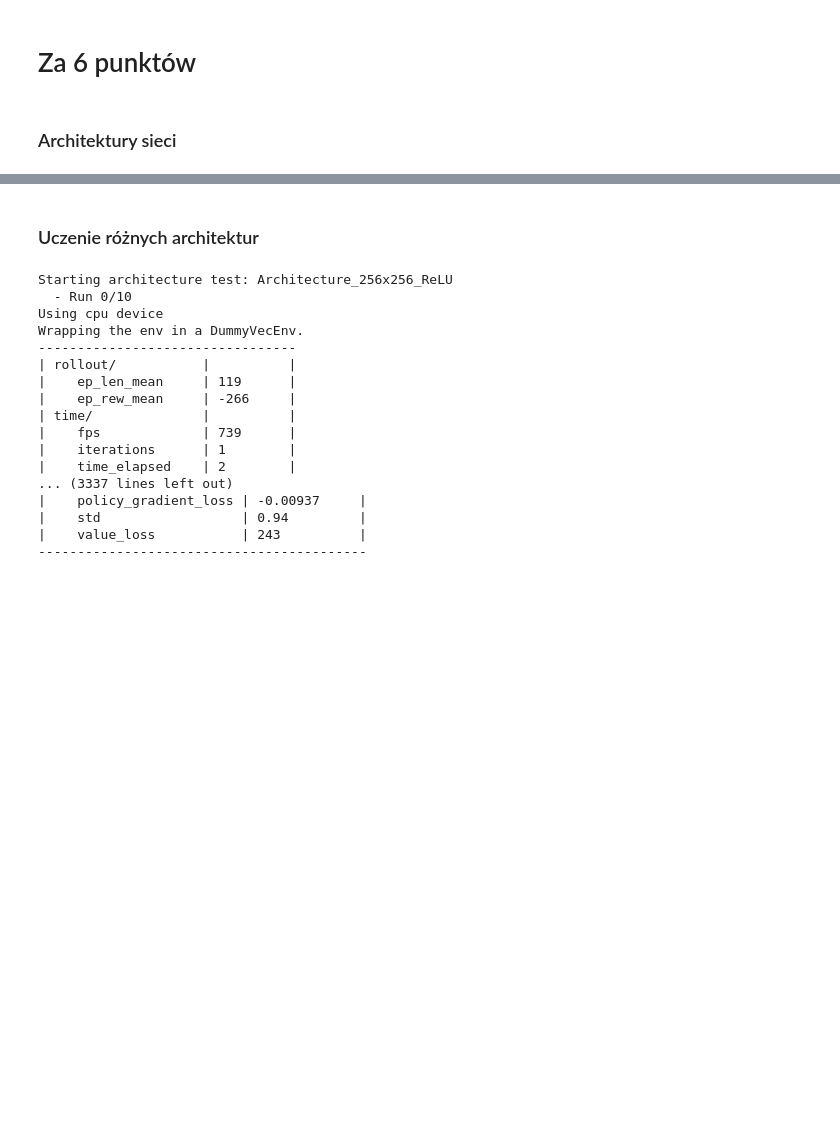
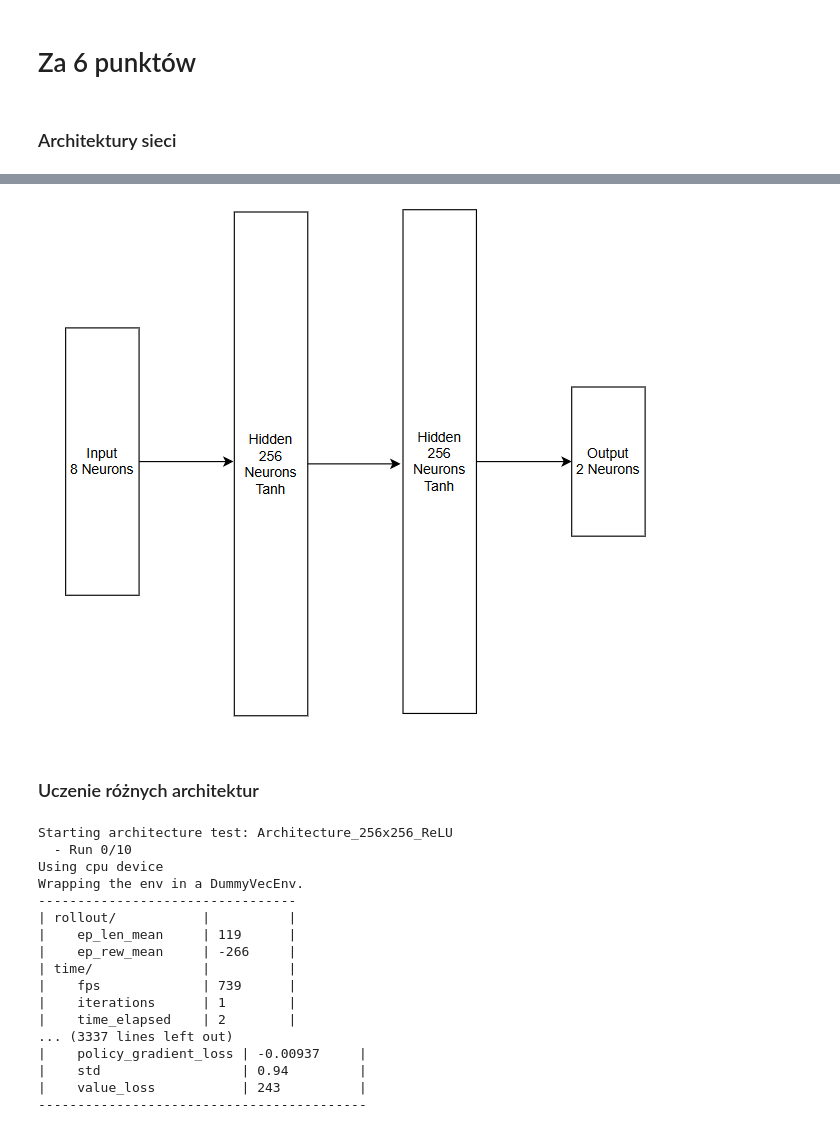
Before and after one commit to MrWlobo/Inteligencja-Obliczeniowa, a Jupyter notebook: Projekt5/main.ipynb, the cells around one changed output, grey strips where cells are left out. Cells and saved outputs as stored; diff of their text form; code cells hidden in the pictures; blank space fills up the shorter version.

```diff
--- a/Projekt5/main.ipynb
+++ b/Projekt5/main.ipynb
@@ -214,3 +213,7 @@ Wejście: wektor 8-wymiarowy (obserwacje). Wyjście: wektor 2-wymiarowy (akcje).
+# %%
+display(Image(filename='Tanh_Architecture.png'))
+# %% [output]
+[figure, added]
 # %%
 architectures = [
     {
```
Also changed, not shown: parts of 11 cells of this notebook, 2 other files.
